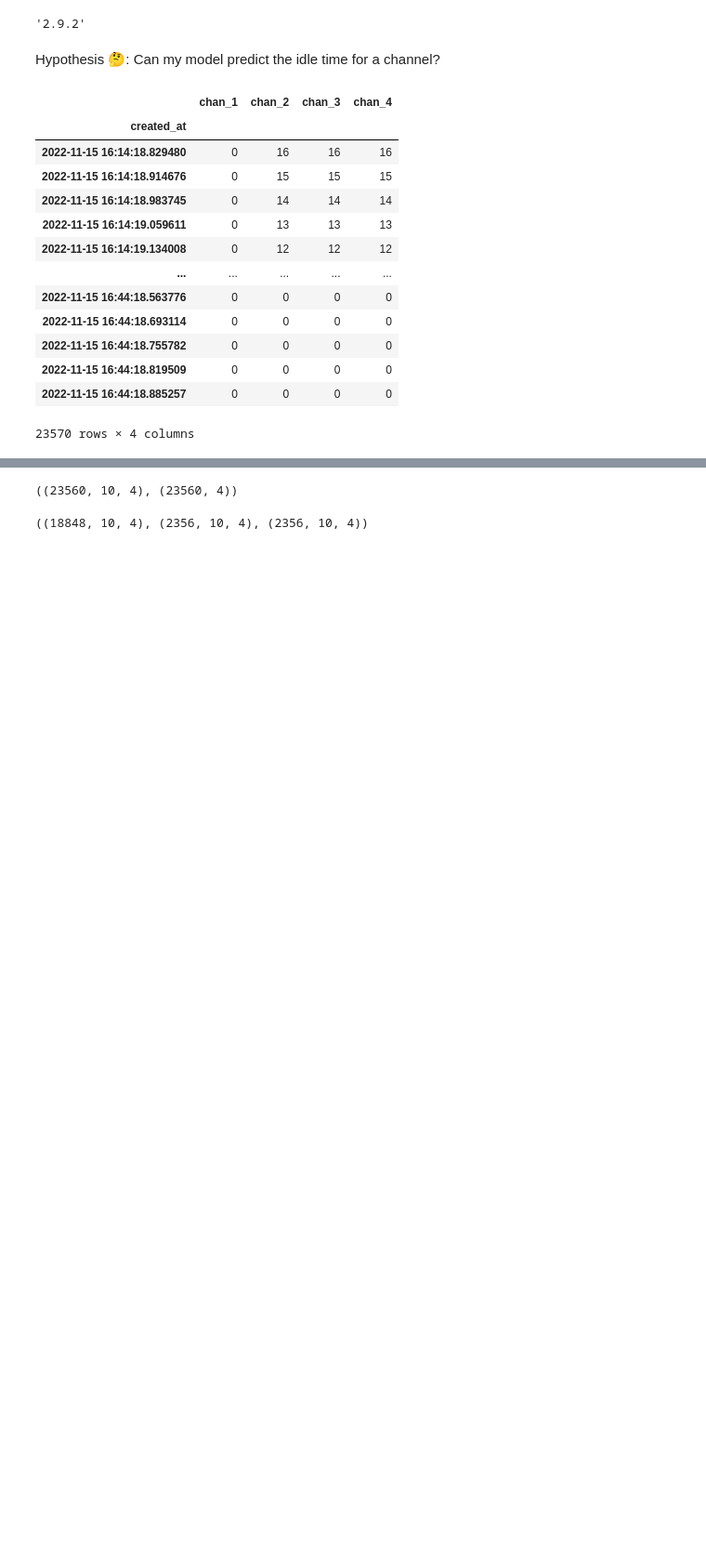
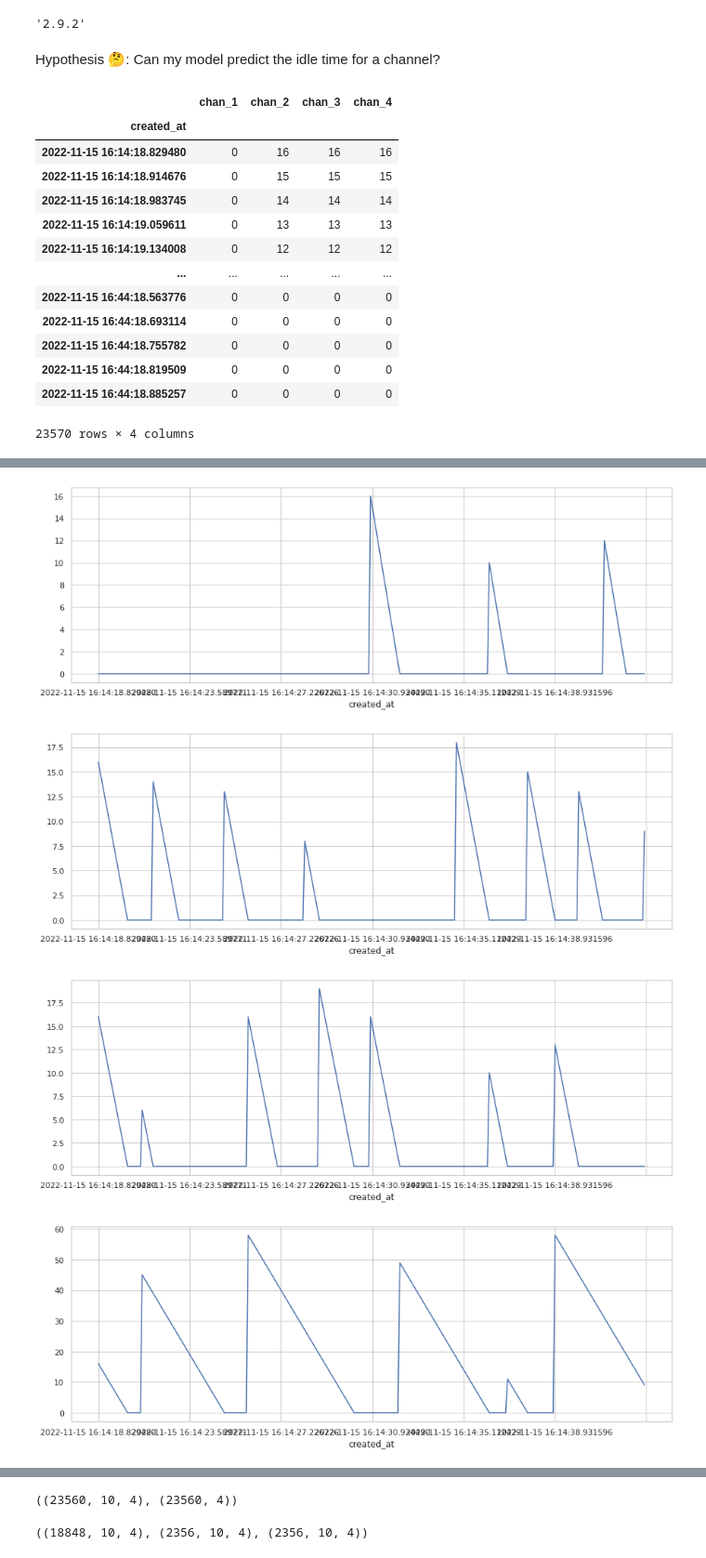
Before and after one commit to AllisonOge/predictive_modeling, a Jupyter notebook: predictive_ml.ipynb, the cells around one changed output, grey strips where cells are left out. Shown at 93% size. Drawn from its saved outputs; the diff is of its cells as text; code cells hidden in the pictures; blank space fills up the shorter version.

```diff
--- a/predictive_ml.ipynb
+++ b/predictive_ml.ipynb
@@ -355,0 +369,9 @@ idle_times_df
+# %%
+for col in idle_times_df.columns:
+  idle_times_df[col][:300].plot()
+  plt.show()
+# %% [output]
+[figure, added]
+[figure, added]
+[figure, added]
+[figure, added]
```
Also changed, not shown: parts of 17 cells of this notebook.
